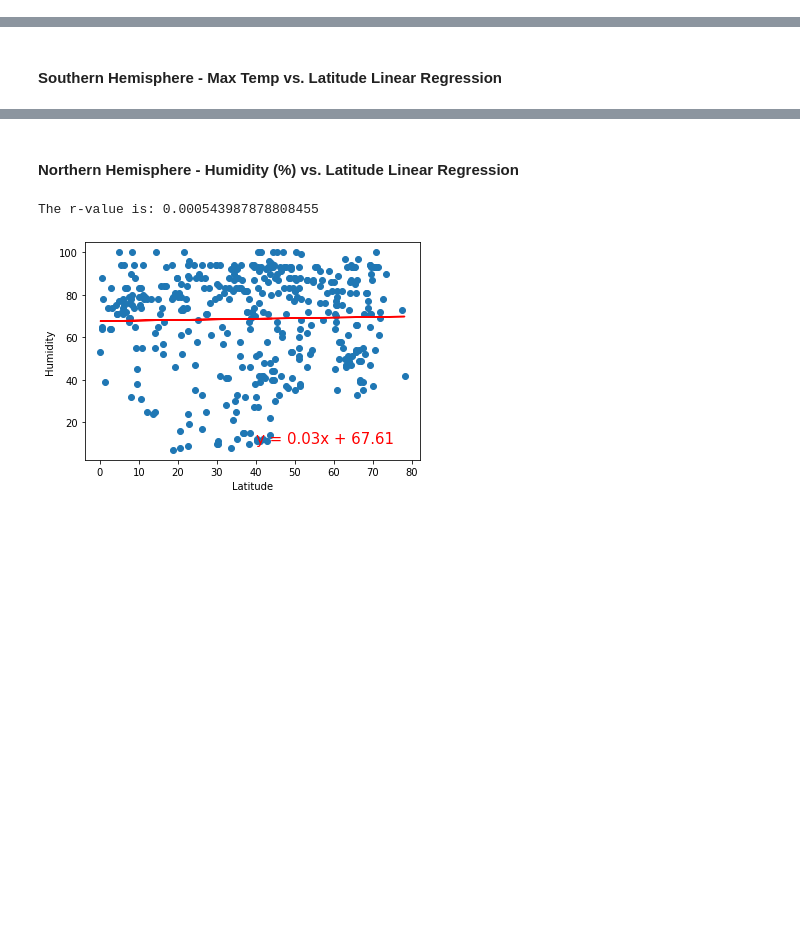
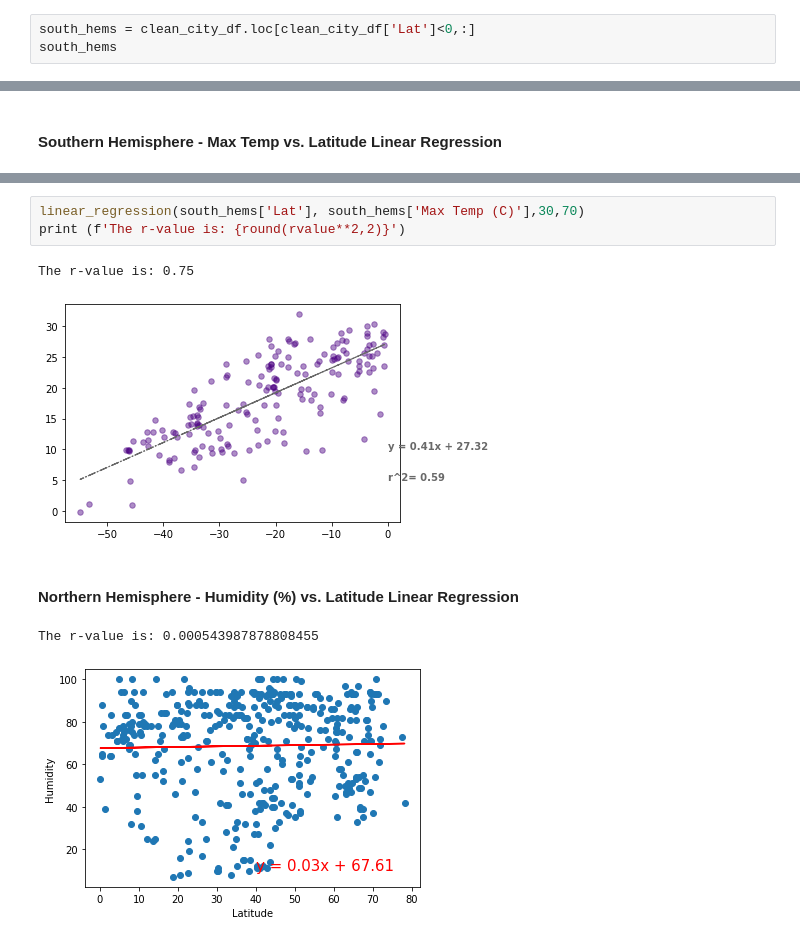
Before and after one commit to Karla-Flores/Python-API, a Jupyter notebook: starter_code/WheaterPy/WeatherPy.ipynb, the cells around one changed output, grey strips where cells are left out. Saved outputs shown, nothing was run; the diff lists cells and outputs as text; blank space fills up the shorter version.

```diff
--- a/starter_code/WheaterPy/WeatherPy.ipynb
+++ b/starter_code/WheaterPy/WeatherPy.ipynb
@@ -376,0 +406,3 @@ plt.show()
+# %%
+south_hems = clean_city_df.loc[clean_city_df['Lat']<0,:]
+south_hems
@@ -389,3 +438,9 @@ The r-value is: 0.6082708688906918
+# %%
+linear_regression(south_hems['Lat'], south_hems['Max Temp (C)'],30,70)
+print (f'The r-value is: {round(rvalue**2,2)}')
+# %% [output]
+The r-value is: 0.75
+[figure, added]
 # %% [markdown]
 ####  Northern Hemisphere - Humidity (%) vs. Latitude Linear Regression
 # %%
```
Also changed, not shown: parts of 7 cells of this notebook.
